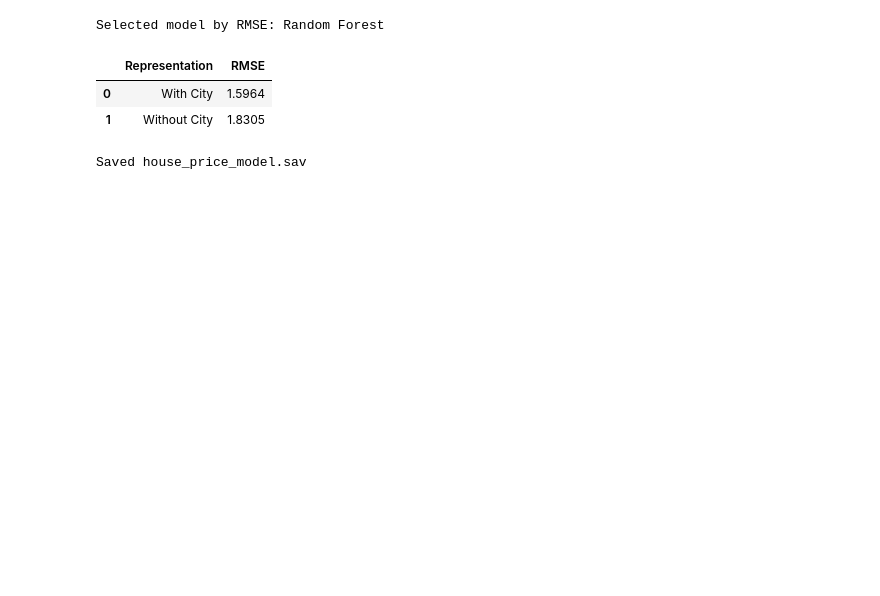
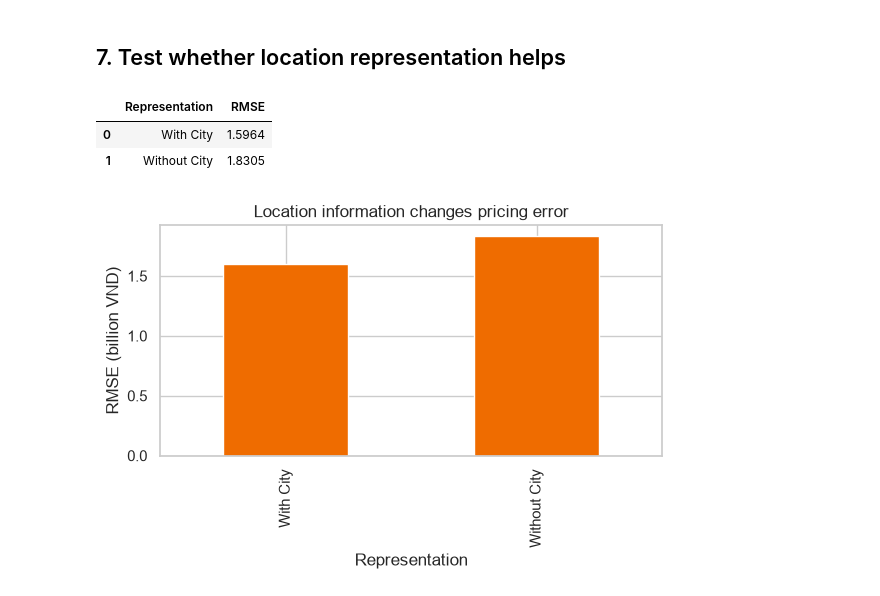
Before and after one commit to EspiMKpi/housing, a Jupyter notebook: vietnam_housing_prediction.ipynb, the cells around one changed output. Cells and saved outputs as stored; diff of their text form; code cells hidden in the pictures; blank space fills up the shorter version.

```diff
--- a/vietnam_housing_prediction.ipynb
+++ b/vietnam_housing_prediction.ipynb
@@ -128,0 +149,22 @@ The main metrics are MAE, RMSE, and $R^2$. The representation experiment compare
+# %%
+house_rows = []
+for name, pipeline in house_pipelines.items():
+    prediction = pipeline.predict(X_house_test)
+    house_rows.append({
+        'Model': name,
+        'MAE': mean_absolute_error(y_house_test, prediction),
+        'RMSE': mean_squared_error(y_house_test, prediction) ** 0.5,
+        'R2': r2_score(y_house_test, prediction),
+    })
+house_results = pd.DataFrame(house_rows).set_index('Model').sort_values('RMSE')
+display(house_results.round(4))
+
+house_results[['MAE', 'RMSE']].plot(kind='bar', figsize=(10, 4), rot=20)
+plt.title('Absolute and large-error measures by regression model')
+plt.ylabel('Error (billion VND)')
+plt.tight_layout()
+plt.show()
+
+house_best_name = house_results.index[0]
+house_best_pipeline = house_pipelines[house_best_name]
+print('Selected model by RMSE:', house_best_name)
@@ -129,34 +180,31 @@ The main metrics are MAE, RMSE, and $R^2$. The representation experiment compare
+# %% [markdown]
+## 7. Test whether location representation helps
 # %%
-house_best_name = house_results.index[0]
-house_best_pipeline = house_pipelines[house_best_name]
-print('Selected model by RMSE:', house_best_name)
-
-official_house_features = HOUSE_NUMERIC_FEATURES + HOUSE_CATEGORICAL_FEATURES
 no_city_features = HOUSE_NUMERIC_FEATURES + [feature for feature in HOUSE_CATEGORICAL_FEATURES if feature != 'City']
 no_city_preprocessor = ColumnTransformer([
     ('numeric', house_numeric_pipeline, HOUSE_NUMERIC_FEATURES),
     ('categorical', house_categorical_pipeline, [feature for feature in HOUSE_CATEGORICAL_FEATURES if feature != 'City']),
 ])
 no_city_pipeline = Pipeline([
     ('preprocessor', no_city_preprocessor),
     ('model', RandomForestRegressor(n_estimators=150, max_depth=18, random_state=RANDOM_STATE, n_jobs=-1)),
 ])
 no_city_pipeline.fit(X_house_train[no_city_features], y_house_train)
 city_experiment = pd.DataFrame({
     'Representation': ['With City', 'Without City'],
     'RMSE': [
         mean_squared_error(y_house_test, house_best_pipeline.predict(X_house_test)) ** 0.5,
         mean_squared_error(y_house_test, no_city_pipeline.predict(X_house_test[no_city_features])) ** 0.5,
     ],
 })
 display(city_experiment.round(4))
-
-with open('house_price_model.sav', 'wb') as file:
-    pickle.dump(house_best_pipeline, file)
-print('Saved house_price_model.sav')
+city_experiment.plot(x='Representation', y='RMSE', kind='bar', legend=False, figsize=(6, 4), color='#ef6c00')
+plt.title('Location information changes pricing error')
+plt.ylabel('RMSE (billion VND)')
+plt.tight_layout()
+plt.show()
 # %% [output]
-Selected model by RMSE: Random Forest
 |  | Representation | RMSE |
 | 0 | With City | 1.5964 |
 | 1 | Without City | 1.8305 |
-Saved house_price_model.sav
+[figure, added]
```
Also changed, not shown: parts of 19 cells of this notebook, 3 other files.
